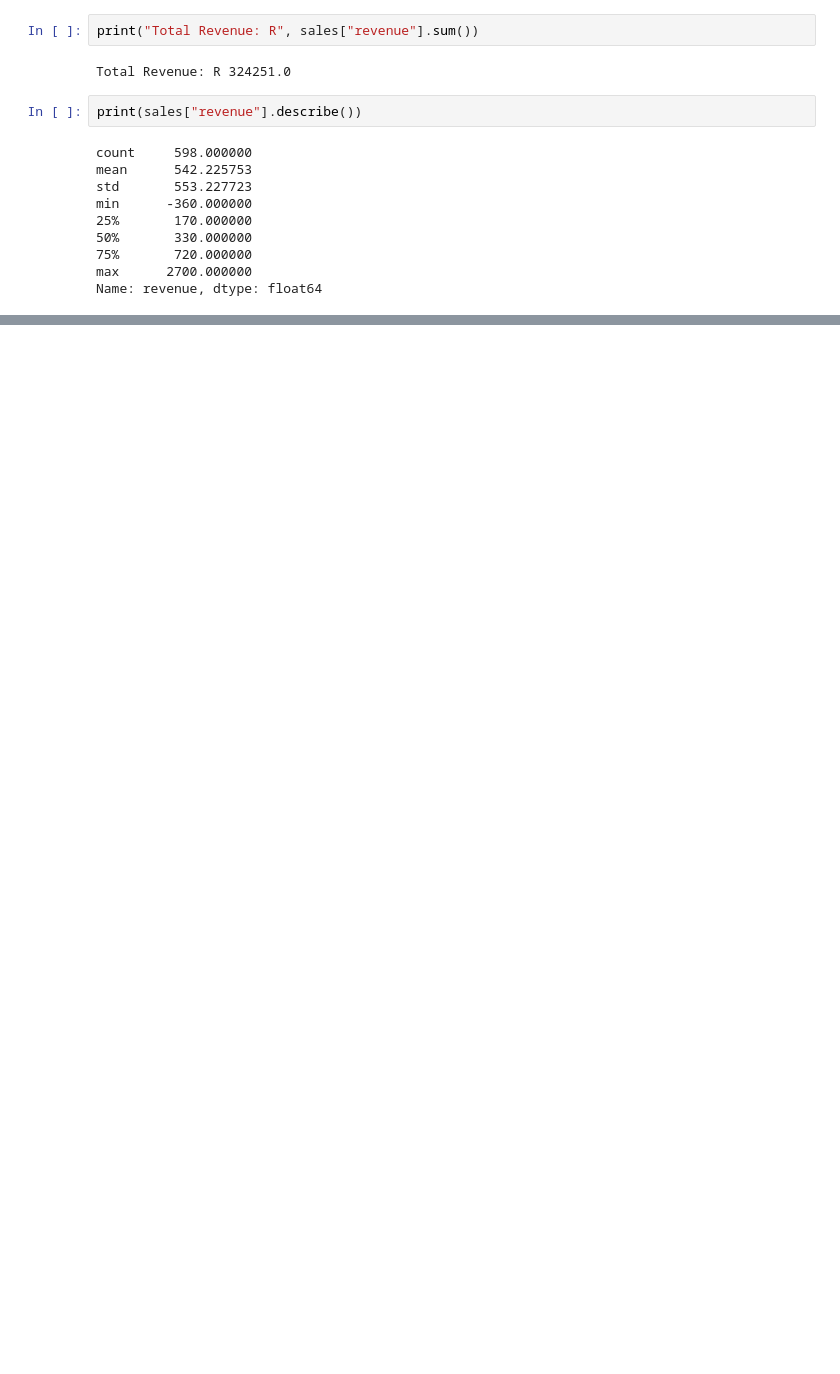
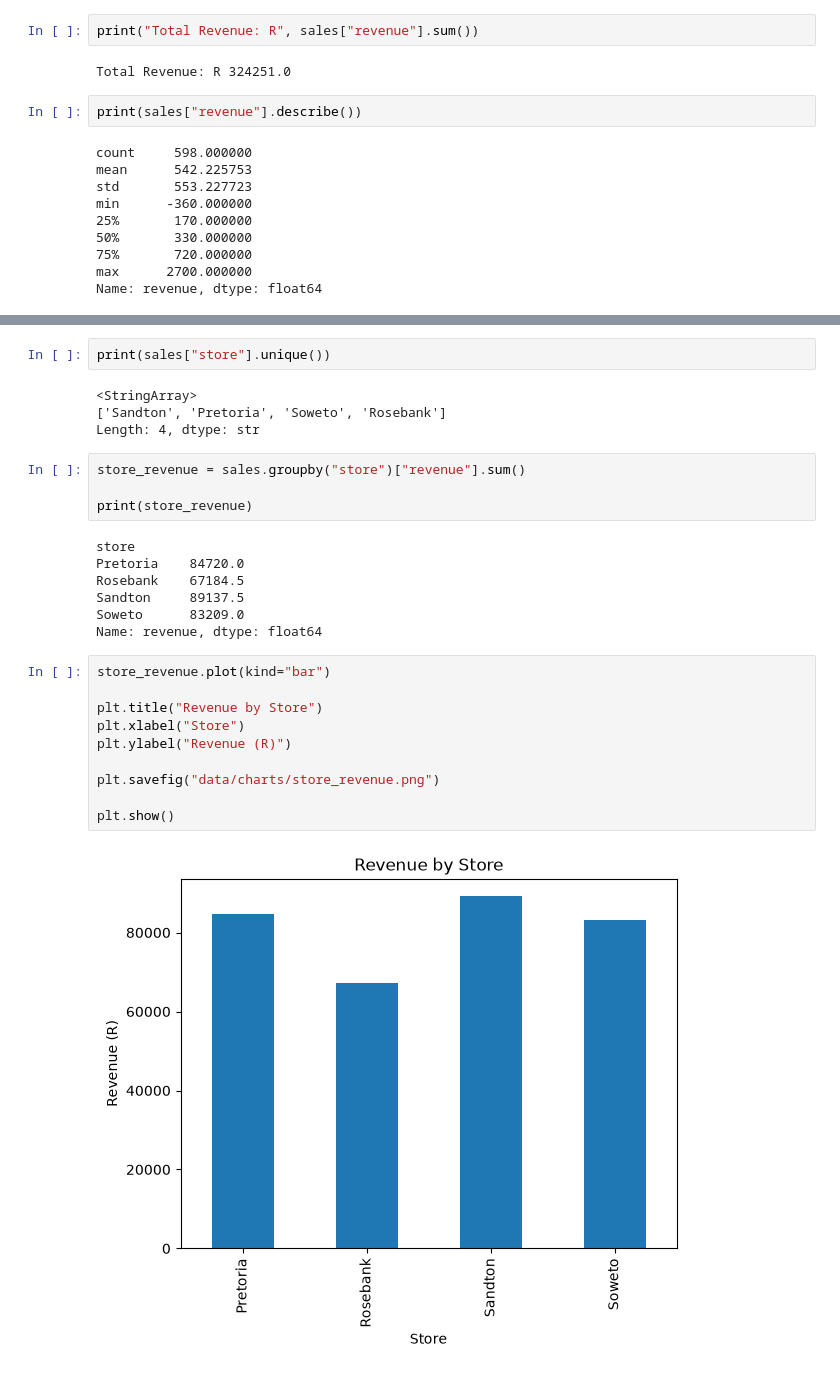
Before and after one commit to mosandlovu5-lgtm/retail-sales-analysis, a Jupyter notebook: analysis.ipynb, the cells around one changed output, grey strips where cells are left out. Drawn from its saved outputs; the diff is of its cells as text; blank space fills up the shorter version.

```diff
--- a/analysis.ipynb
+++ b/analysis.ipynb
@@ -297,0 +386,29 @@ Name: revenue, dtype: float64
+# %%
+print(sales["store"].unique())
+# %% [output]
+<StringArray>
+['Sandton', 'Pretoria', 'Soweto', 'Rosebank']
+Length: 4, dtype: str
+# %%
+store_revenue = sales.groupby("store")["revenue"].sum()
+
+print(store_revenue)
+# %% [output]
+store
+Pretoria    84720.0
+Rosebank    67184.5
+Sandton     89137.5
+Soweto      83209.0
+Name: revenue, dtype: float64
+# %%
+store_revenue.plot(kind="bar")
+
+plt.title("Revenue by Store")
+plt.xlabel("Store")
+plt.ylabel("Revenue (R)")
+
+plt.savefig("data/charts/store_revenue.png")
+
+plt.show()
+# %% [output]
+[figure, added]
```
Also changed, not shown: parts of 10 cells of this notebook, 2 other files.
